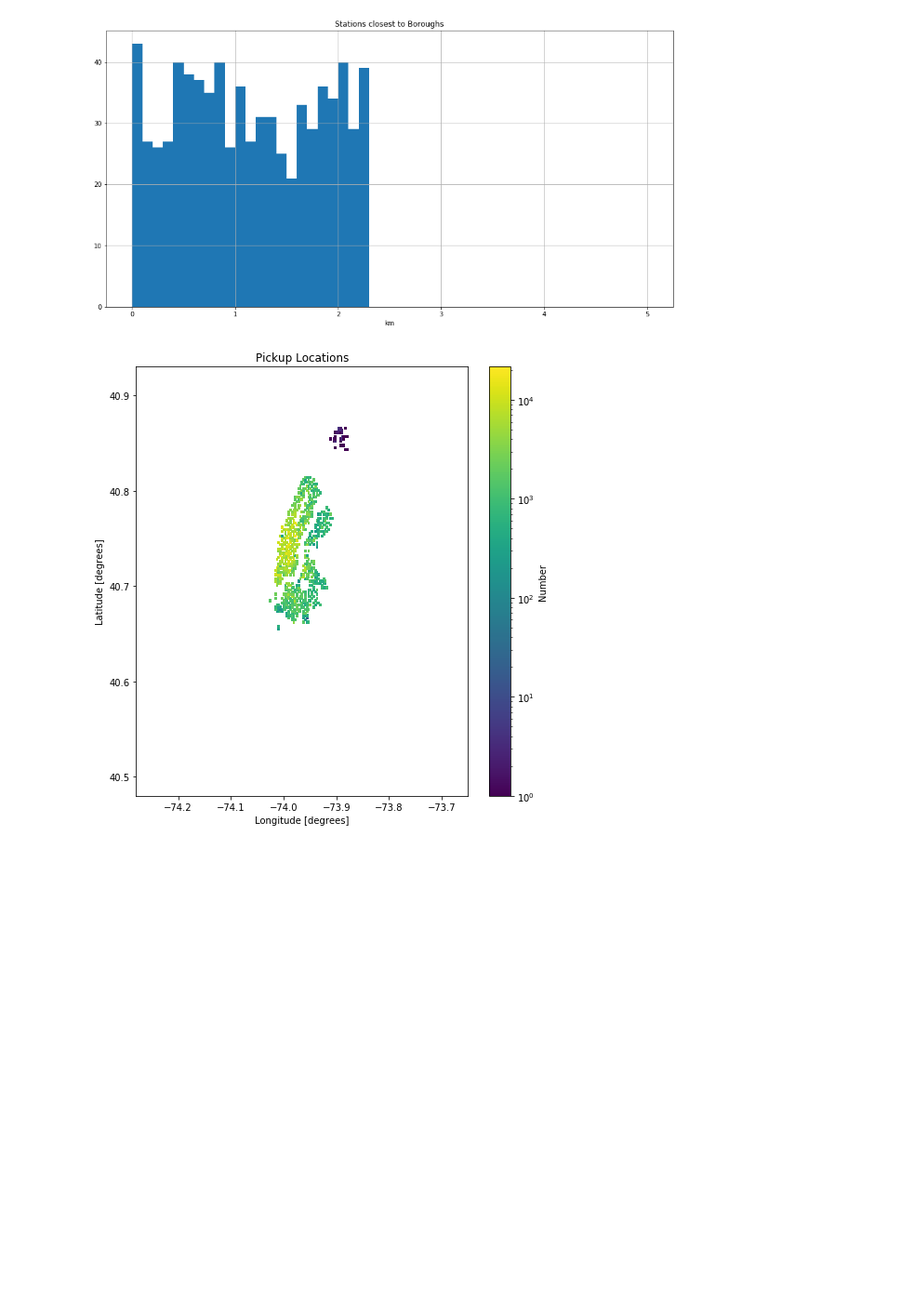
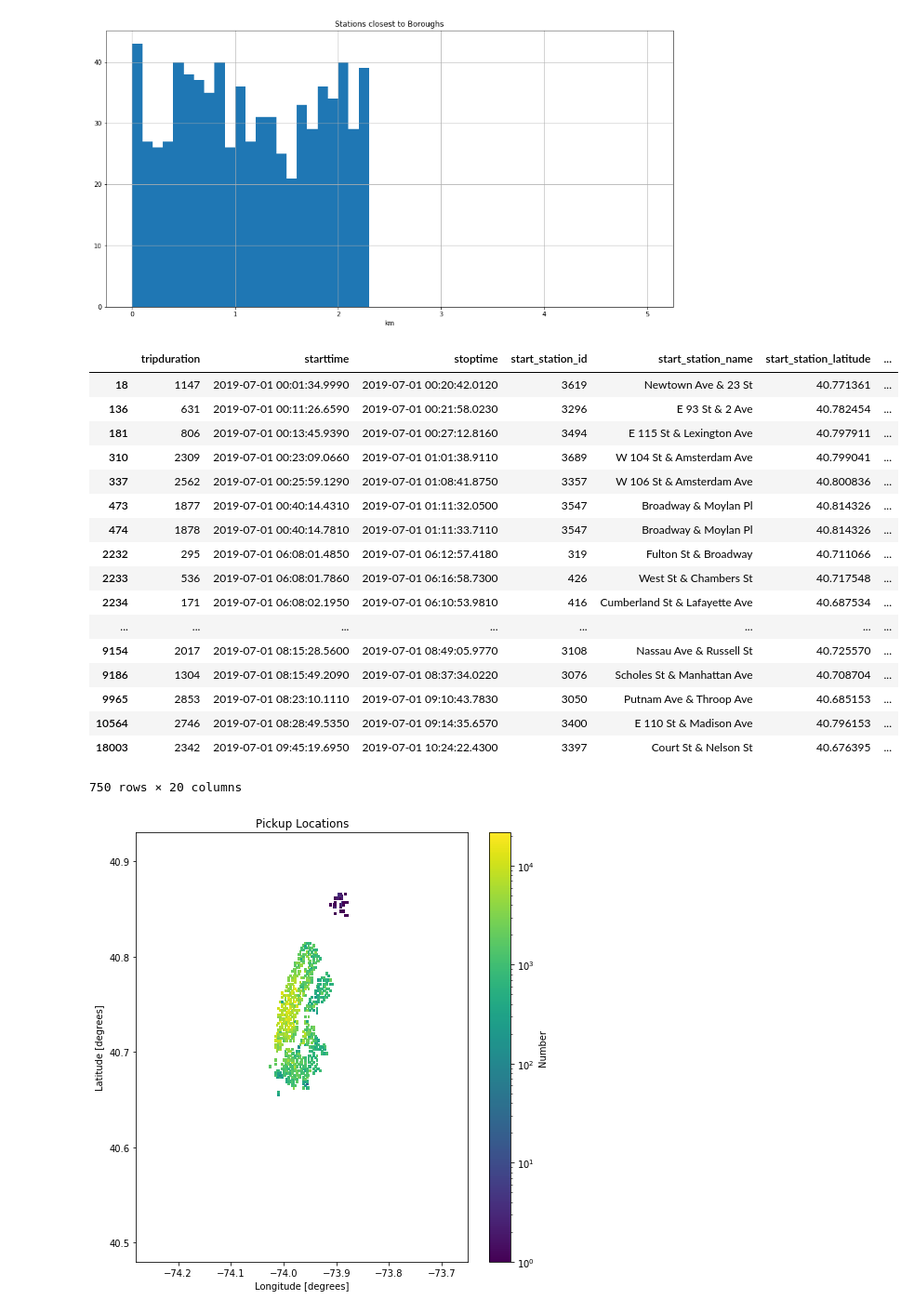
Before and after one commit to amyscott303/Thinkful, a Jupyter notebook: NY.ipynb, the cells around one changed output. Shown at 93% size. Cells and saved outputs as stored; diff of their text form; code cells hidden in the pictures; blank space fills up the shorter version.

```diff
--- a/NY.ipynb
+++ b/NY.ipynb
@@ -309,6 +309,8 @@ Text(0, 0.5, 'Frequency')
 diff = bike["borough_distance"] - bike["distance"]
 diff = diff.apply(abs).nsmallest(750)
 print(diff)
+
+bike['difference'] = diff
 # %% [output]
 6557    0.002126
 4002    0.011357
@@ -341,3 +350,24 @@ Text(0.5, 1.0, 'Stations closest to Boroughs')
+# %%
+bike.loc[bike['difference']<= 2.3]
+# %% [output]
+|  | tripduration | starttime | stoptime | start_station_id | start_station_name | start_station_latitude | ... |
+| 18 | 1147 | 2019-07-01 00:01:34.9990 | 2019-07-01 00:20:42.0120 | 3619 | Newtown Ave & 23 St | 40.771361 | ... |
+| 136 | 631 | 2019-07-01 00:11:26.6590 | 2019-07-01 00:21:58.0230 | 3296 | E 93 St & 2 Ave | 40.782454 | ... |
+| 181 | 806 | 2019-07-01 00:13:45.9390 | 2019-07-01 00:27:12.8160 | 3494 | E 115 St & Lexington Ave | 40.797911 | ... |
+| 310 | 2309 | 2019-07-01 00:23:09.0660 | 2019-07-01 01:01:38.9110 | 3689 | W 104 St & Amsterdam Ave | 40.799041 | ... |
+| 337 | 2562 | 2019-07-01 00:25:59.1290 | 2019-07-01 01:08:41.8750 | 3357 | W 106 St & Amsterdam Ave | 40.800836 | ... |
+| 473 | 1877 | 2019-07-01 00:40:14.4310 | 2019-07-01 01:11:32.0500 | 3547 | Broadway & Moylan Pl | 40.814326 | ... |
+| 474 | 1878 | 2019-07-01 00:40:14.7810 | 2019-07-01 01:11:33.7110 | 3547 | Broadway & Moylan Pl | 40.814326 | ... |
+| 2232 | 295 | 2019-07-01 06:08:01.4850 | 2019-07-01 06:12:57.4180 | 319 | Fulton St & Broadway | 40.711066 | ... |
+| 2233 | 536 | 2019-07-01 06:08:01.7860 | 2019-07-01 06:16:58.7300 | 426 | West St & Chambers St | 40.717548 | ... |
+| 2234 | 171 | 2019-07-01 06:08:02.1950 | 2019-07-01 06:10:53.9810 | 416 | Cumberland St & Lafayette Ave | 40.687534 | ... |
+| ... | ... | ... | ... | ... | ... | ... | ... |
+| 9154 | 2017 | 2019-07-01 08:15:28.5600 | 2019-07-01 08:49:05.9770 | 3108 | Nassau Ave & Russell St | 40.725570 | ... |
+| 9186 | 1304 | 2019-07-01 08:15:49.2090 | 2019-07-01 08:37:34.0220 | 3076 | Scholes St & Manhattan Ave | 40.708704 | ... |
+| 9965 | 2853 | 2019-07-01 08:23:10.1110 | 2019-07-01 09:10:43.7830 | 3050 | Putnam Ave & Throop Ave | 40.685153 | ... |
+| 10564 | 2746 | 2019-07-01 08:28:49.5350 | 2019-07-01 09:14:35.6570 | 3400 | E 110 St & Madison Ave | 40.796153 | ... |
+| 18003 | 2342 | 2019-07-01 09:45:19.6950 | 2019-07-01 10:24:22.4300 | 3397 | Court St & Nelson St | 40.676395 | ... |
+750 rows × 20 columns
 # %%
 latmin = 40.48
 lonmin = -74.28
```
Also changed, not shown: parts of 3 cells of this notebook.
